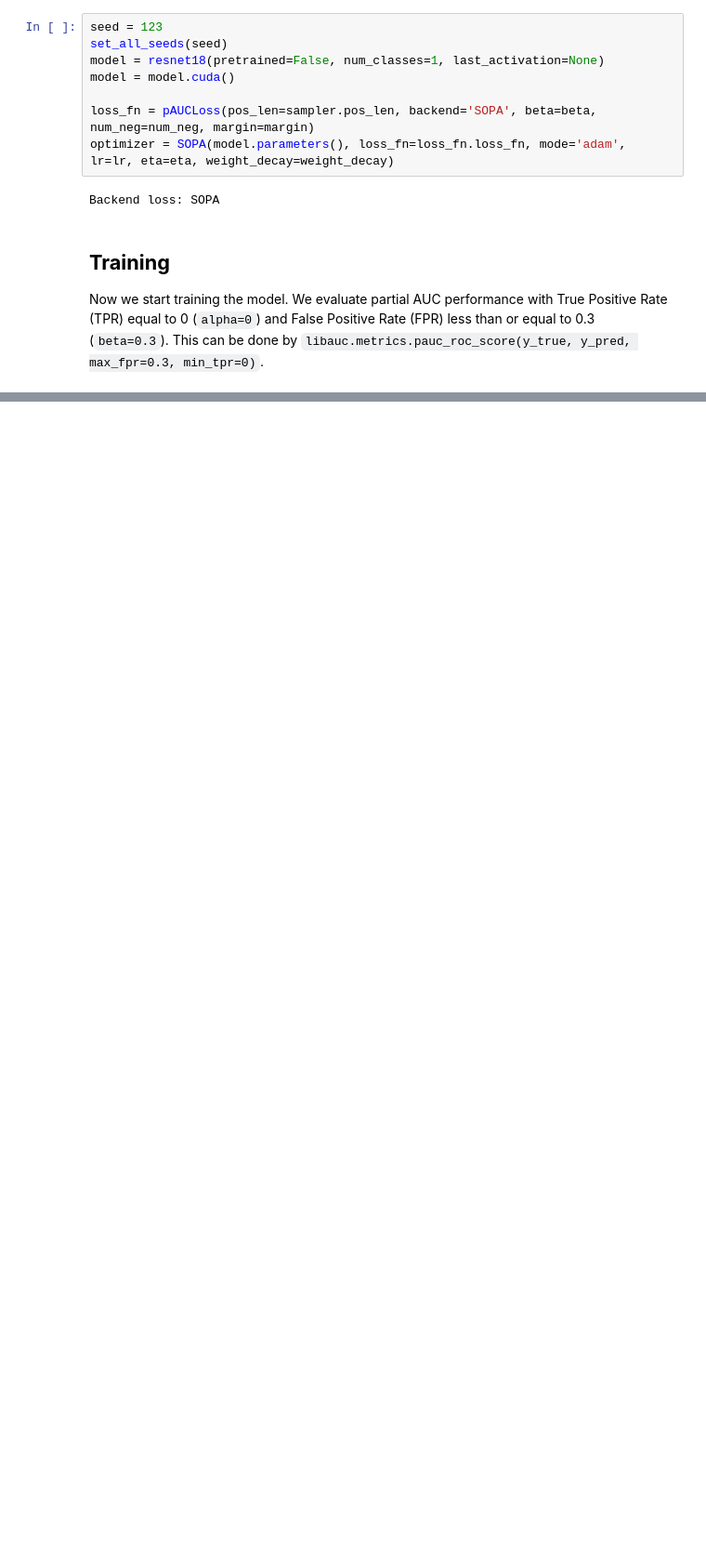
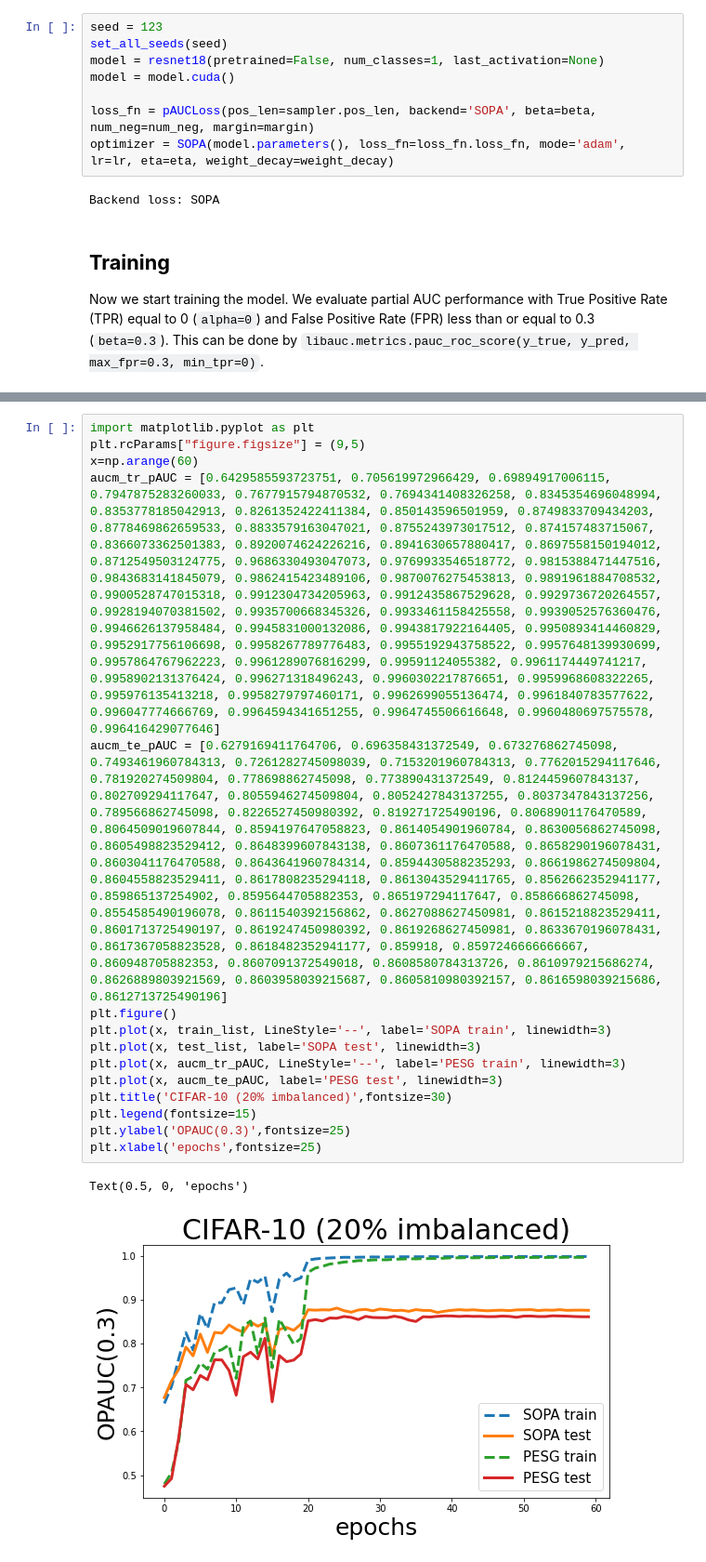
Before and after one commit to Optimization-AI/LibAUC, a Jupyter notebook: examples/11_Optimizing_pAUC_Loss_on_Imbalanced_data_wrapper.ipynb, the cells around one changed output, grey strips where cells are left out. Shown at 93% size. Cells and saved outputs as stored; diff of their text form; blank space fills up the shorter version.

```diff
--- a/examples/11_Optimizing_pAUC_Loss_on_Imbalanced_data_wrapper.ipynb
+++ b/examples/11_Optimizing_pAUC_Loss_on_Imbalanced_data_wrapper.ipynb
@@ -268,0 +274,18 @@ epoch: 59, lr: 0.0000, train_pauc: 0.9990, test_pauc: 0.8719, test_best: 0.8753
+# %%
+import matplotlib.pyplot as plt
+plt.rcParams["figure.figsize"] = (9,5)
+x=np.arange(60)
+aucm_tr_pAUC = [0.6429585593723751, 0.705619972966429, 0.69894917006115, 0.7947875283260033, 0.7677915794870532, 0.7694341408326258, 0.8345354696048994, 0.8353778185042913, 0.8261352422411384, 0.850143596501959, 0.8749833709434203, 0.8778469862659533, 0.8833579163047021, 0.8755243973017512, 0.874157483715067, 0.8366073362501383, 0.8920074624226216, 0.8941630657880417, 0.8697558150194012, 0.8712549503124775, 0.9686330493047073, 0.9769933546518772, 0.9815388471447516, 0.9843683141845079, 0.9862415423489106, 0.9870076275453813, 0.9891961884708532, 0.9900528747015318, 0.9912304734205963, 0.9912435867529628, 0.9929736720264557, 0.9928194070381502, 0.9935700668345326, 0.9933461158425558, 0.9939052576360476, 0.9946626137958484, 0.9945831000132086, 0.9943817922164405, 0.9950893414460829, 0.9952917756106698, 0.9958267789776483, 0.9955192943758522, 0.9957648139930699, 0.9957864767962223, 0.9961289076816299, 0.99591124055382, 0.9961174449741217, 0.9958902131376424, 0.996271318496243, 0.9960302217876651, 0.9959968608322265, 0.995976135413218, 0.9958279797460171, 0.9962699055136474, 0.9961840783577622, 0.996047774666769, 0.9964594341651255, 0.9964745506616648, 0.9960480697575578, 0.996416429077646]
+aucm_te_pAUC = [0.6279169411764706, 0.696358431372549, 0.673276862745098, 0.7493461960784313, 0.7261282745098039, 0.7153201960784313, 0.7762015294117646, 0.781920274509804, 0.778698862745098, 0.773890431372549, 0.8124459607843137, 0.802709294117647, 0.8055946274509804, 0.8052427843137255, 0.8037347843137256, 0.789566862745098, 0.8226527450980392, 0.819271725490196, 0.8068901176470589, 0.8064509019607844, 0.8594197647058823, 0.8614054901960784, 0.8630056862745098, 0.8605498823529412, 0.8648399607843138, 0.8607361176470588, 0.8658290196078431, 0.8603041176470588, 0.8643641960784314, 0.8594430588235293, 0.8661986274509804, 0.8604558823529411, 0.8617808235294118, 0.8613043529411765, 0.8562662352941177, 0.859865137254902, 0.8595644705882353, 0.865197294117647, 0.858666862745098, 0.8554585490196078, 0.8611540392156862, 0.8627088627450981, 0.8615218823529411, 0.8601713725490197, 0.8619247450980392, 0.8619268627450981, 0.8633670196078431, 0.8617367058823528, 0.8618482352941177, 0.859918, 0.8597246666666667, 0.860948705882353, 0.8607091372549018, 0.8608580784313726, 0.8610979215686274, 0.8626889803921569, 0.8603958039215687, 0.8605810980392157, 0.8616598039215686, 0.8612713725490196]
+plt.figure()
+plt.plot(x, train_list, LineStyle='--', label='SOPA train', linewidth=3)
+plt.plot(x, test_list, label='SOPA test', linewidth=3)
+plt.plot(x, aucm_tr_pAUC, LineStyle='--', label='PESG train', linewidth=3)
+plt.plot(x, aucm_te_pAUC, label='PESG test', linewidth=3)
+plt.title('CIFAR-10 (20% imbalanced)',fontsize=30)
+plt.legend(fontsize=15)
+plt.ylabel('OPAUC(0.3)',fontsize=25)
+plt.xlabel('epochs',fontsize=25)
+# %% [output]
+Text(0.5, 0, 'epochs')
+[figure, added]
```
Also changed, not shown: parts of 5 cells of this notebook.
